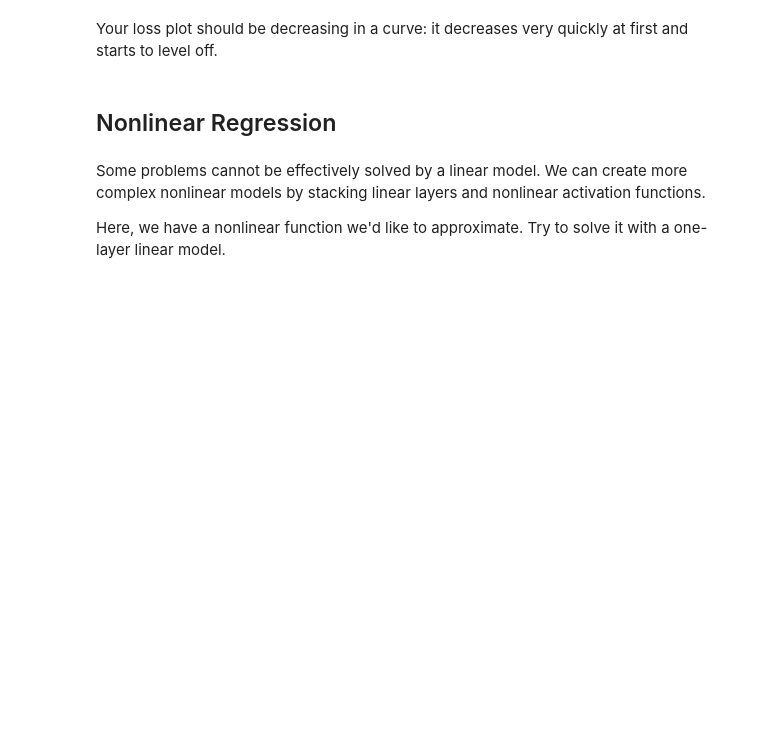
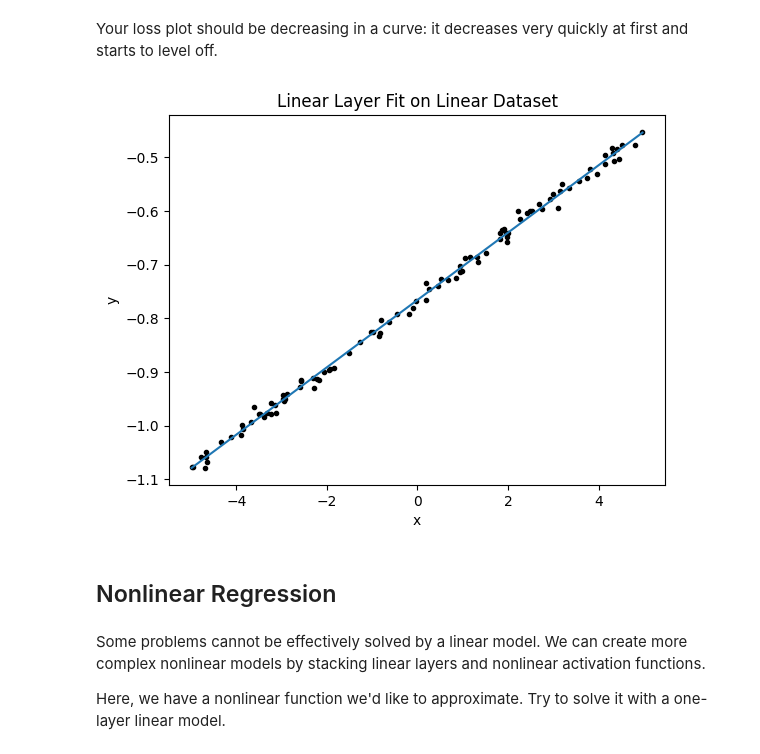
Before and after one commit to cal-jamo/cs474-deep-learning, a Jupyter notebook: lab2_modules_training.ipynb, the cells around one changed output. Saved outputs shown, nothing was run; the diff lists cells and outputs as text; code cells hidden in the pictures; blank space fills up the shorter version.

```diff
--- a/lab2_modules_training.ipynb
+++ b/lab2_modules_training.ipynb
@@ -386,7 +448,9 @@ plot_loss(train_losses, title="Loss on Linear Dataset")
 Your loss plot should be decreasing in a curve: it decreases very quickly at first and starts to level off.
 # %%
 # Plot your fit on the data
-plot_data(linear_x, linear_y, linear_network, title="Linear Layer Fit on Linear Dataset")
+plot_data(linear_x.cpu(), linear_y.cpu(), linear_network, title="Linear Layer Fit on Linear Dataset")
+# %% [output]
+[figure, added]
 # %% [markdown]
 ## Nonlinear Regression
 # %% [markdown]
```
Also changed, not shown: parts of 27 cells of this notebook.
